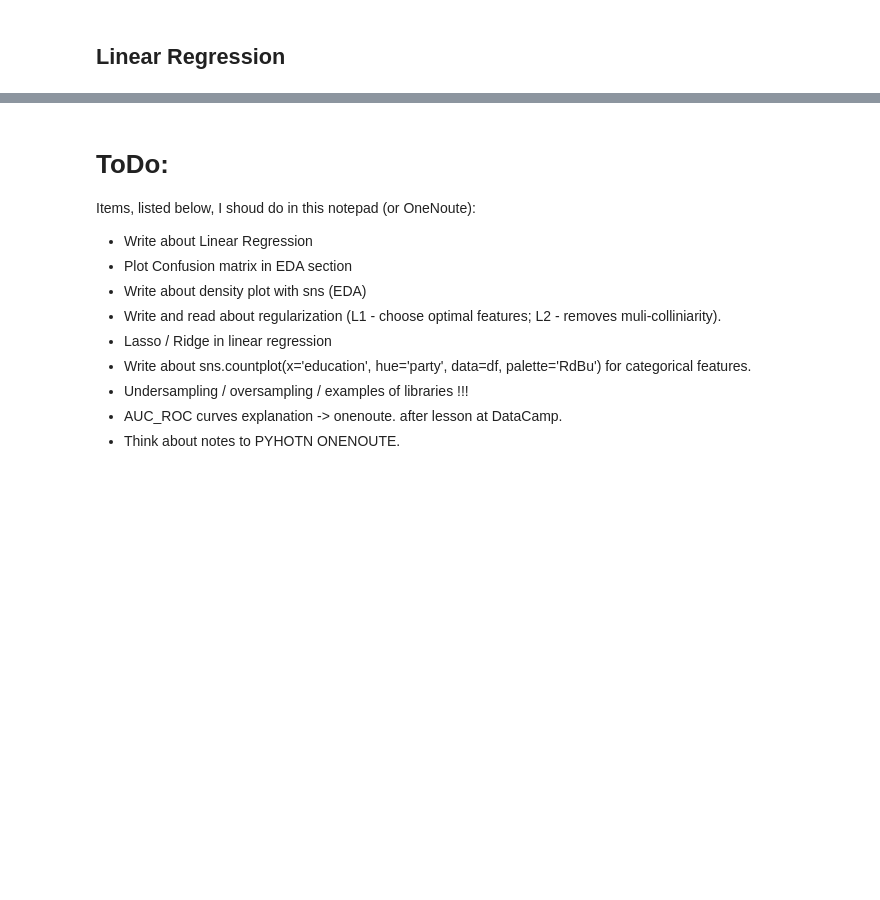
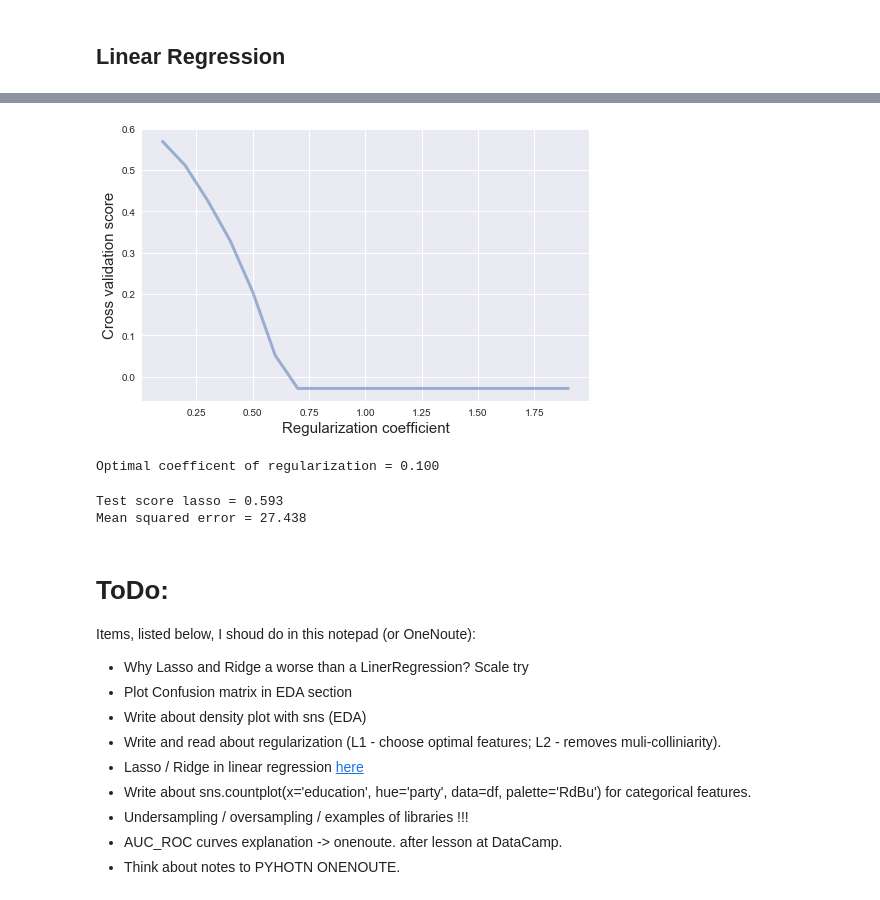
Before and after one commit to ZakharovAleksey/Study, a Jupyter notebook: Machine Learning/Data Camp ML/supervised_learning.ipynb, the cells around one changed output, grey strips where cells are left out. Drawn from its saved outputs; the diff is of its cells as text; code cells hidden in the pictures; blank space fills up the shorter version.

```diff
--- a/Machine Learning/Data Camp ML/supervised_learning.ipynb
+++ b/Machine Learning/Data Camp ML/supervised_learning.ipynb
@@ -108,12 +252,54 @@ f measure: class1 = 1.000; class2 = 0.970; class3 = 0.933
+# %%
+X = boston.data
+y = boston.target
+
+X_train, X_test, y_train, y_test = train_test_split(X, y, test_size=0.25, random_state=241)
+# %%
+# alpha = np.power(10., np.arange(-5, 5))
+alpha=np.arange(0.1, 2., 0.1)
+scores=np.empty(alpha.shape[0])
+cv = KFold(n_splits=5, shuffle=True, random_state=241)
+
+clf_l = Lasso(normalize=True)
+
+for ind, cur_a in enumerate(alpha):
+    clf_l.alpha=cur_a
+
+    scores[ind] = np.mean(
+        cross_val_score(clf_l, X_test, y_test, cv=cv)
+    )
+
+# Plot CV score
+fig, ax = plt.subplots()
+ax.plot(alpha, scores, color='C0', alpha=0.5, lw=3)
+ax.set_xlabel('Regularization coefficient', fontsize=15)
+ax.set_ylabel('Cross validation score', fontsize=15)
+plt.show()
+
+# Find optimal regularization parameter
+alpha_opt = alpha[np.argmax(scores)]
+print('Optimal coefficent of regularization = {:.3f}'.format(alpha_opt))
+# %% [output]
+[figure, added]
+Optimal coefficent of regularization = 0.100
+# %%
+clf_l = Lasso(alpha=alpha_opt, normalize=True)
+clf_l.fit(X_train, y_train)
+
+print('Test score lasso = {:.3f}'.format(clf_l.score(X_test, y_test)))
+print('Mean squared error = {:.3f}'.format(mean_squared_error(y_test, y_pred)))
+# %% [output]
+Test score lasso = 0.593
+Mean squared error = 27.438
 # %% [markdown]
 # ToDo:
 
 Items, listed below, I shoud do in this notepad (or OneNoute):
-- Write about Linear Regression
+- Why Lasso and Ridge a worse than a LinerRegression? Scale try
 - Plot Confusion matrix in EDA section
 - Write about density plot with sns (EDA)
 - Write and read about regularization (L1 - choose optimal features; L2 - removes muli-colliniarity).
-- Lasso / Ridge in linear regression
+- Lasso / Ridge in linear regression [here](https://www.quora.com/How-would-you-describe-the-difference-between-linear-regression-lasso-regression-and-ridge-regression)
 - Write about sns.countplot(x='education', hue='party', data=df, palette='RdBu') for categorical features.
 - Undersampling / oversampling / examples of libraries !!!
 - AUC_ROC curves explanation -> onenoute. after lesson at DataCamp.
```
Also changed, not shown: parts of 13 cells of this notebook.
